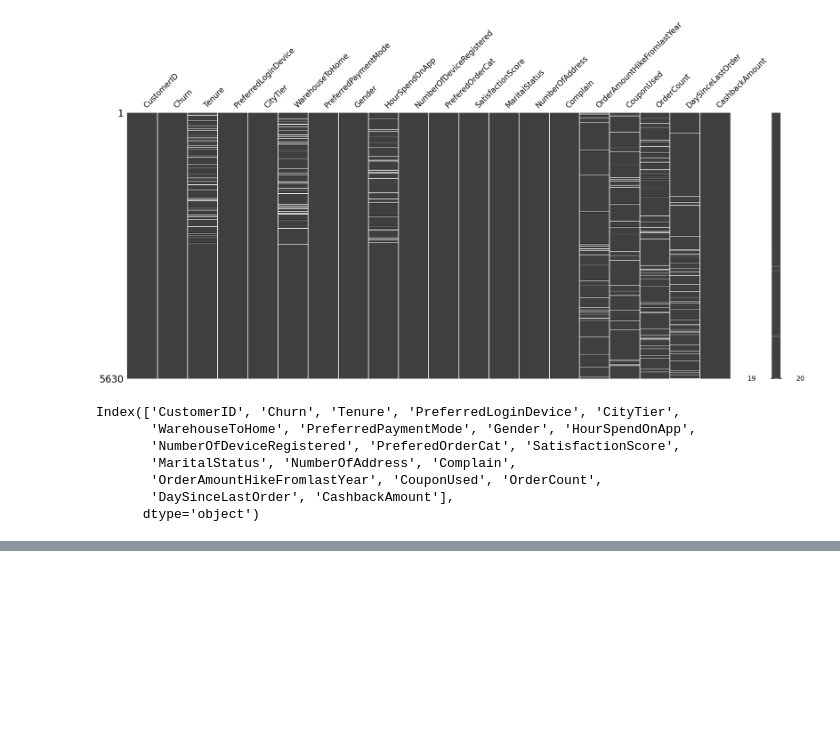
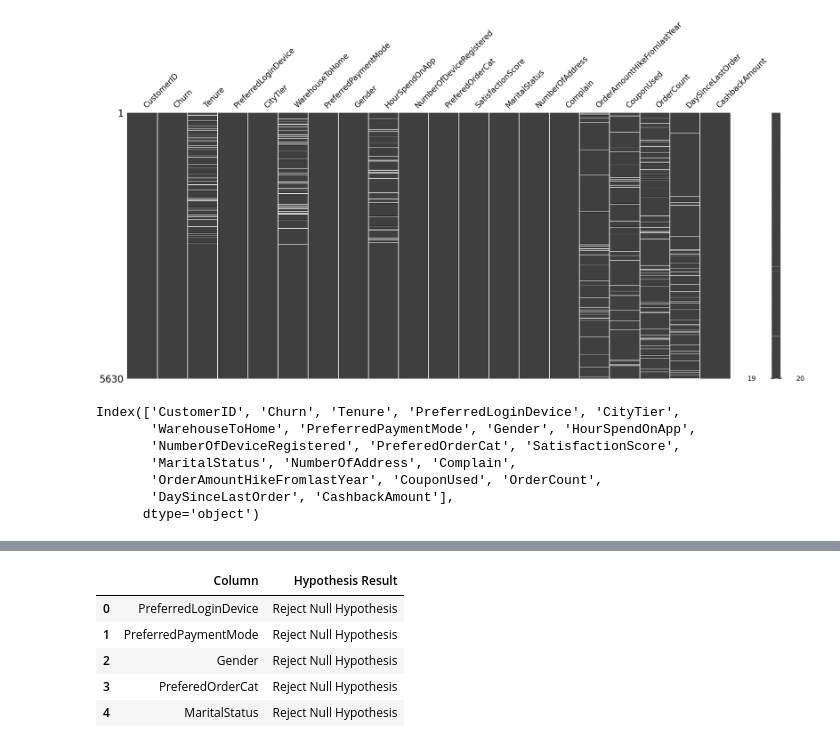
Before and after one commit to Irummumtaz/E-Commerce-Customer-Churn-Prediction, a Jupyter notebook: Notebook.ipynb, the cells around one changed output, grey strips where cells are left out. Saved outputs shown, nothing was run; the diff lists cells and outputs as text; code cells hidden in the pictures; blank space fills up the shorter version.

```diff
--- a/Notebook.ipynb
+++ b/Notebook.ipynb
@@ -166,0 +191,18 @@ dtype: int64
+# %%
+from scipy.stats import chi2_contingency
+chi2_test = []
+for feature in cat_cols:
+    if chi2_contingency(pd.crosstab(df['Churn'], df[feature]))[1] < 0.05:
+        chi2_test.append('Reject Null Hypothesis')
+    else:
+        chi2_test.append('Fail to Reject Null Hypothesis')
+result = pd.DataFrame(data=[cat_cols, chi2_test]).T
+result.columns = ['Column', 'Hypothesis Result']
+result
+# %% [output]
+|  | Column | Hypothesis Result |
+| 0 | PreferredLoginDevice | Reject Null Hypothesis |
+| 1 | PreferredPaymentMode | Reject Null Hypothesis |
+| 2 | Gender | Reject Null Hypothesis |
+| 3 | PreferedOrderCat | Reject Null Hypothesis |
+| 4 | MaritalStatus | Reject Null Hypothesis |
```
Also changed, not shown: parts of 10 cells of this notebook.
